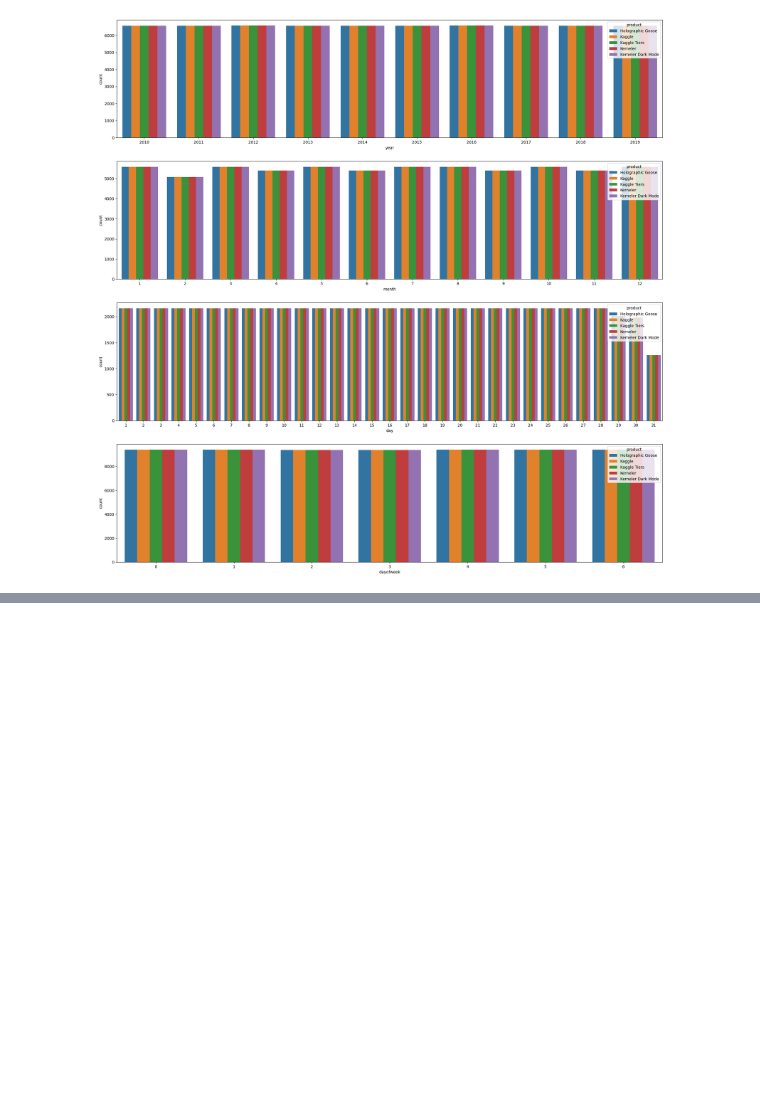
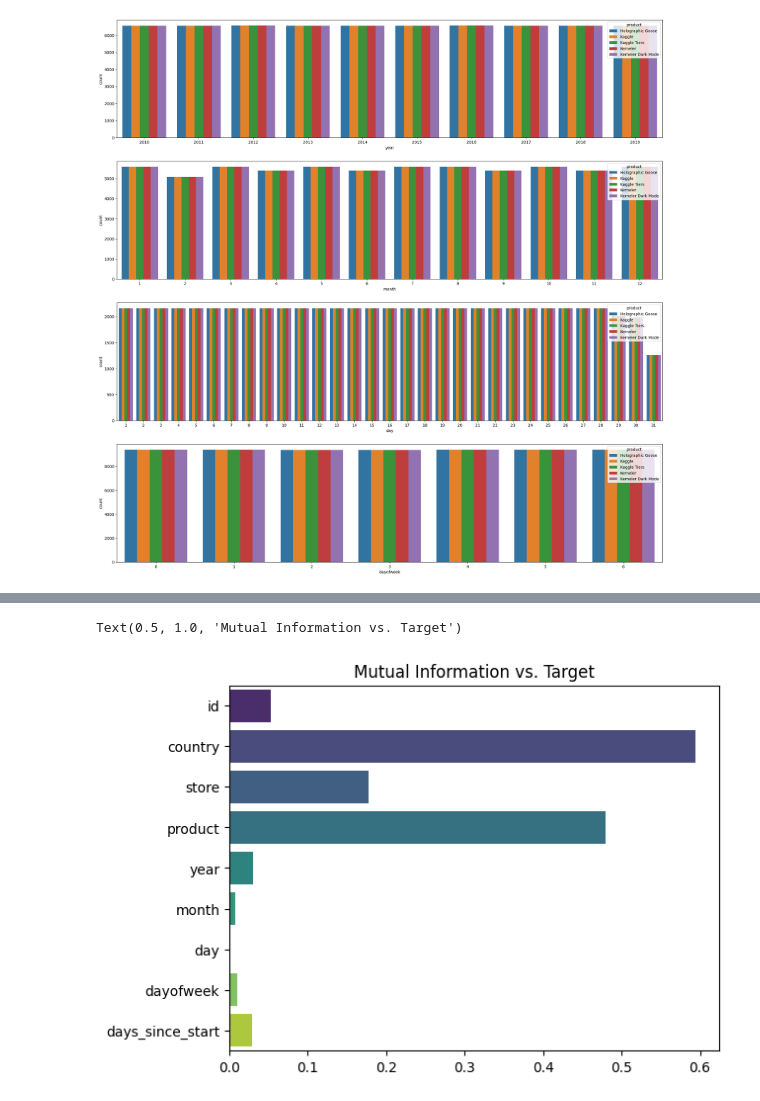
Before and after one commit to LoneCoder21/Kaggle-Notebooks, a Jupyter notebook: Regression/Forecasting Sticker Sales/eda.ipynb, the cells around one changed output, grey strips where cells are left out. Saved outputs shown, nothing was run; the diff lists cells and outputs as text; code cells hidden in the pictures; blank space fills up the shorter version.

Commit message:
visualize mutual information plot against target variable

```diff
--- a/Regression/Forecasting Sticker Sales/eda.ipynb
+++ b/Regression/Forecasting Sticker Sales/eda.ipynb
@@ -191,0 +192,2 @@ Same here for products as well. It is interesting to note that we see similar cy
+# %%
+data = data.drop('date', axis=1)
@@ -191,0 +203,4 @@ Same here for products as well. It is interesting to note that we see similar cy
+# %%
+data["country"] = data["country"].astype('category').cat.codes
+data["store"] = data["store"].astype('category').cat.codes
+data["product"] = data["product"].astype('category').cat.codes
@@ -191,0 +227,15 @@ Same here for products as well. It is interesting to note that we see similar cy
+# %%
+from sklearn.feature_selection import mutual_info_regression
+
+no_nan = data.dropna()
+y = no_nan[target_column]
+no_nan = no_nan.drop(target_column, axis=1)
+
+X = no_nan
+
+mutual_info_values = mutual_info_regression(X, y, n_jobs=-1)
+sns.barplot(x=mutual_info_values, y=no_nan.columns.values, palette="viridis")
+plt.title("Mutual Information vs. Target")
+# %% [output]
+Text(0.5, 1.0, 'Mutual Information vs. Target')
+[figure, added]
```
Also changed, not shown: parts of 4 cells of this notebook.
